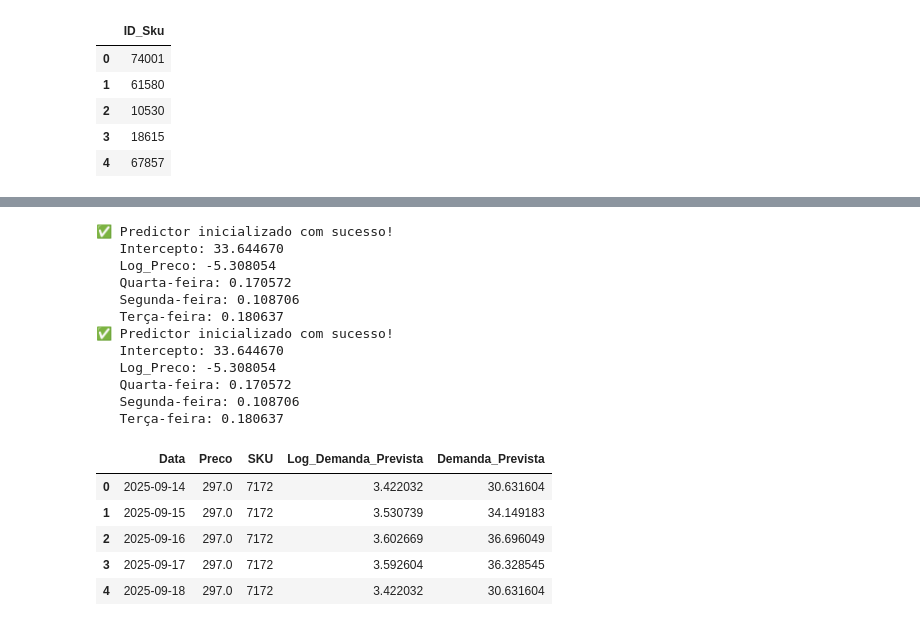
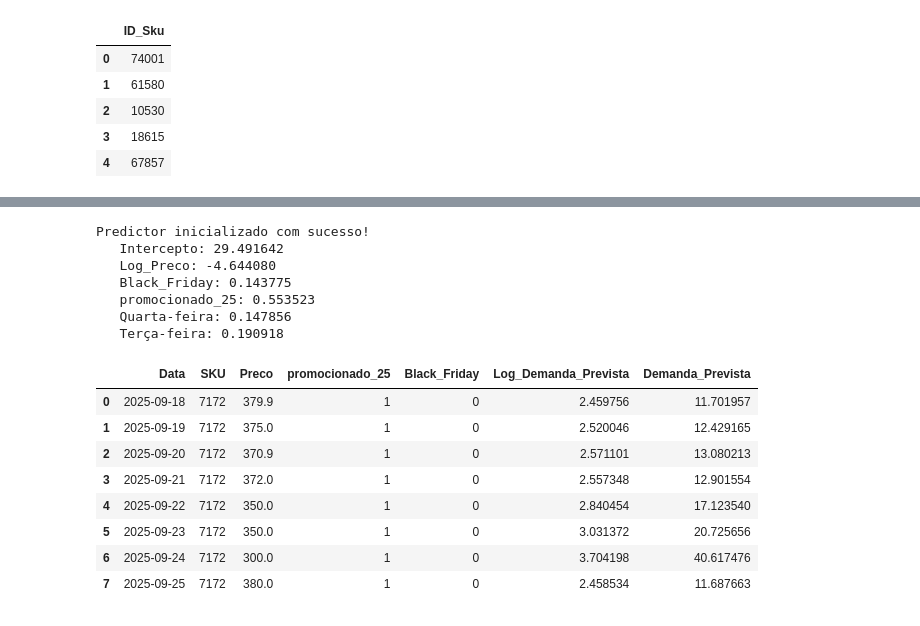
Before and after one commit to saisqlol/Forecast-vendas-e-elasticidade, a Jupyter notebook: Modelo/Modelo.ipynb, the cells around one changed output, grey strips where cells are left out. Drawn from its saved outputs; the diff is of its cells as text; code cells hidden in the pictures.

Commit message:
Criação das dummies: Black Friday, Promocionado 25 e 50

```diff
--- a/Modelo/Modelo.ipynb
+++ b/Modelo/Modelo.ipynb
@@ -93,14 +94,20 @@ min     185.3600       0.0     5.2223       1.0986        5.3645
 # %%
 from Functions.FNC_TSCV import modelo_validacao_cruzada_series_temporais, converter_para_escala_original,encontrar_melhor_alpha
 
-# 1. Armazene o resultado do modelo principal
-resultados_modelo_principal = modelo_validacao_cruzada_series_temporais(Venda, '7172', n_splits=10)
 
-# 2. Use-o para converter para a escala original
+resultados_modelo_principal = modelo_validacao_cruzada_series_temporais(
+    Venda, '7172',
+    'Log_Preco', 'Black_Friday', 'promocionado_25',                                #Variáveis independentes
+    'Quarta-feira', 'Terça-feira'
+    ,var_dpd = 'Log_Demanda'                                                       #Variáveis dependentes
+    ,n_splits=10
+)
+
+# Converter para a escala original
 metricas_originais = converter_para_escala_original(resultados_modelo_principal, Venda)
 
-# 3. Encontre o melhor alpha, mas armazene em variáveis diferentes para não sobrescrever
-X_cols = ['Log_Preco', 'Quarta-feira', 'Segunda-feira', 'Terça-feira']
+# Encontre o melhor alpha, mas armazene em variáveis diferentes para não sobrescrever
+X_cols = ['Log_Preco','Black_Friday','promocionado_25', 'Quarta-feira','Terça-feira']
 y_col = 'Log_Demanda'
 melhor_alpha, resultados_alpha = encontrar_melhor_alpha(Venda, X_cols, y_col)
 # %% [output]
@@ -124,34 +131,28 @@ Alpha 100.0: RMSE médio = 0.7295
 # %%
-from Functions.FNC_Previsoes import criar_predictor, prever_planilha, prever_proximos_dias
+from Functions.FNC_Previsoes import criar_predictor, prever_planilha
 
 
 # Previsão a partir dos dados da planilha de preços para previsão
 resultado_plan = prever_planilha(resultados_modelo_principal, 'C:/Users/joaop/OneDrive/Desktop/Projetos Git/Forecast vendas e elasticidade/Forecast/Precos_para_previsoes.xlsx')
-
-
-# Previsão para os próximos dias a partir de um preço fixo
-resultado_fixo = prever_proximos_dias(resultados_modelo_principal, preco_atual=297.0, dias=7)
 # %% [output]
-✅ Predictor inicializado com sucesso!
-   Intercepto: 33.644670
-   Log_Preco: -5.308054
-   Quarta-feira: 0.170572
-   Segunda-feira: 0.108706
-   Terça-feira: 0.180637
-✅ Predictor inicializado com sucesso!
-   Intercepto: 33.644670
-   Log_Preco: -5.308054
-   Quarta-feira: 0.170572
-   Segunda-feira: 0.108706
-   Terça-feira: 0.180637
+Predictor inicializado com sucesso!
+   Intercepto: 29.491642
+   Log_Preco: -4.644080
+   Black_Friday: 0.143775
+   promocionado_25: 0.553523
+   Quarta-feira: 0.147856
+   Terça-feira: 0.190918
 # %%
-resultado_fixo.head()
+resultado_plan
 # %% [output]
-|  | Data | Preco | SKU | Log_Demanda_Prevista | Demanda_Prevista |
-| 0 | 2025-09-14 | 297.0 | 7172 | 3.422032 | 30.631604 |
-| 1 | 2025-09-15 | 297.0 | 7172 | 3.530739 | 34.149183 |
-| 2 | 2025-09-16 | 297.0 | 7172 | 3.602669 | 36.696049 |
-| 3 | 2025-09-17 | 297.0 | 7172 | 3.592604 | 36.328545 |
-| 4 | 2025-09-18 | 297.0 | 7172 | 3.422032 | 30.631604 |
+|  | Data | SKU | Preco | promocionado_25 | Black_Friday | Log_Demanda_Prevista | Demanda_Prevista |
+| 0 | 2025-09-18 | 7172 | 379.9 | 1 | 0 | 2.459756 | 11.701957 |
+| 1 | 2025-09-19 | 7172 | 375.0 | 1 | 0 | 2.520046 | 12.429165 |
+| 2 | 2025-09-20 | 7172 | 370.9 | 1 | 0 | 2.571101 | 13.080213 |
+| 3 | 2025-09-21 | 7172 | 372.0 | 1 | 0 | 2.557348 | 12.901554 |
+| 4 | 2025-09-22 | 7172 | 350.0 | 1 | 0 | 2.840454 | 17.123540 |
+| 5 | 2025-09-23 | 7172 | 350.0 | 1 | 0 | 3.031372 | 20.725656 |
+| 6 | 2025-09-24 | 7172 | 300.0 | 1 | 0 | 3.704198 | 40.617476 |
+| 7 | 2025-09-25 | 7172 | 380.0 | 1 | 0 | 2.458534 | 11.687663 |
 # %%
 resultado_plan.to_excel('C:/Users/joaop/OneDrive/Desktop/Projetos Git/Forecast vendas e elasticidade/Resultados/Resultados_Previsoes.xlsx',index=False)
```
Also changed, not shown: parts of 3 cells of this notebook, 6 other files.
